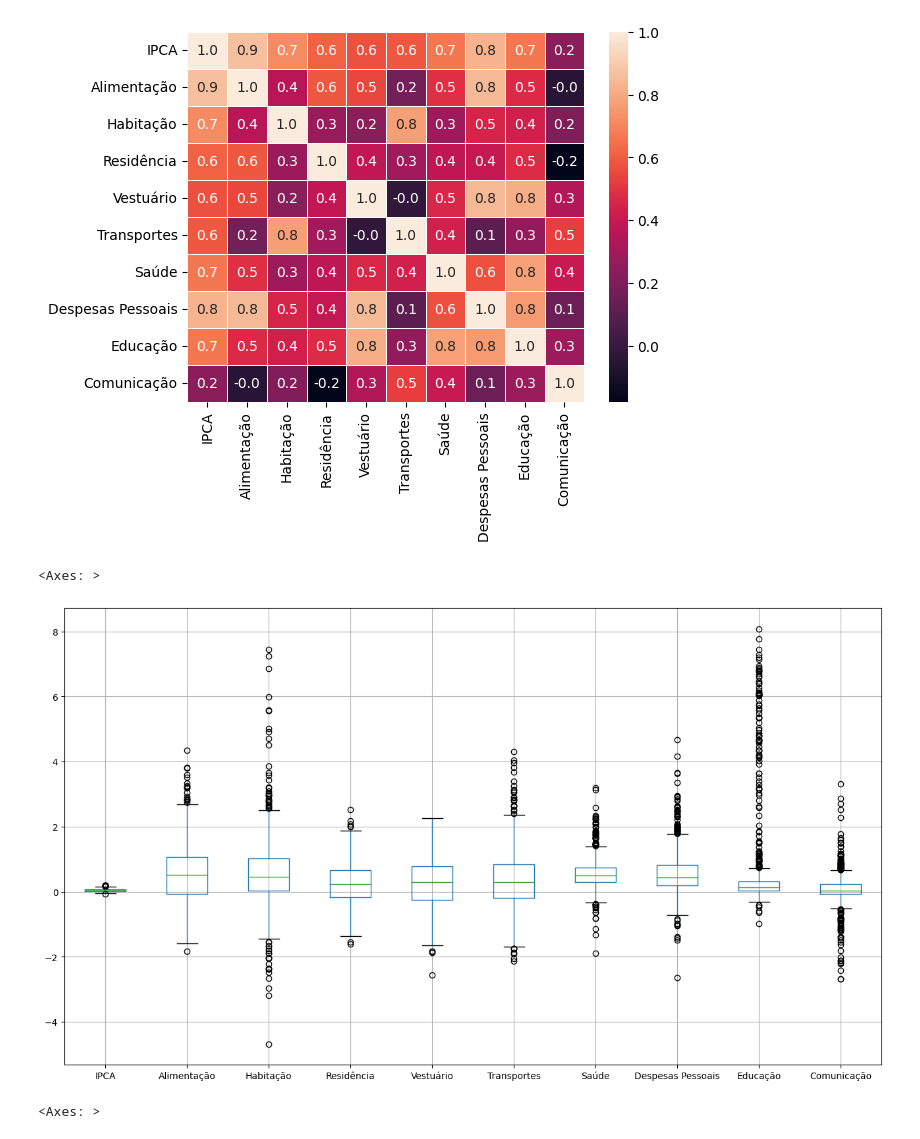
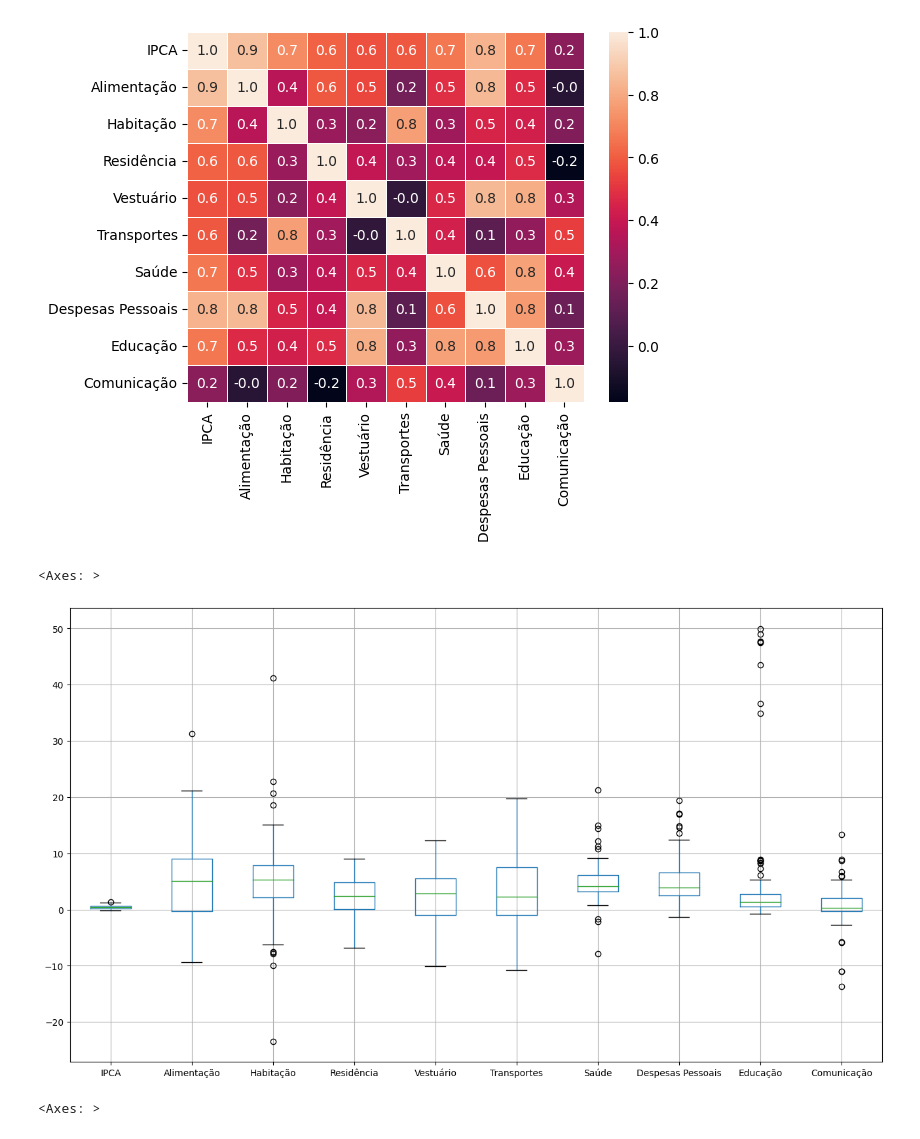
Before and after one commit to masterkey-07/proj-prob-ibge, a Jupyter notebook: notebook.ipynb, the cells around one changed output. Saved outputs shown, nothing was run; the diff lists cells and outputs as text; code cells hidden in the pictures.

```diff
--- a/notebook.ipynb
+++ b/notebook.ipynb
@@ -6,7 +6,7 @@ from IPython import display as ICD
 # %%
 # Coleta e Tratamento dos Dados
 
-dados = read_csv('./grupo_11.csv')
+dados = read_csv('./dados.csv')
 
 columns = list(dados.columns)[2:]
 
@@ -68,10 +68,10 @@ plot
 # %%
 # Box Plot Mensal
 
-dados[['IPCA',*columns[:9]]].boxplot(return_type='axes', figsize=(16,9))
+agrupado_ano_mes.sum()[['IPCA',*columns[:9]]].boxplot(return_type='axes', figsize=(16,9))
 # %% [output]
 <Axes: >
-[figure, old version]
+[figure, new version]
 # %%
 # Box Plot Anual
 
```
Also changed, not shown: parts of 3 cells of this notebook, 2 other files.
